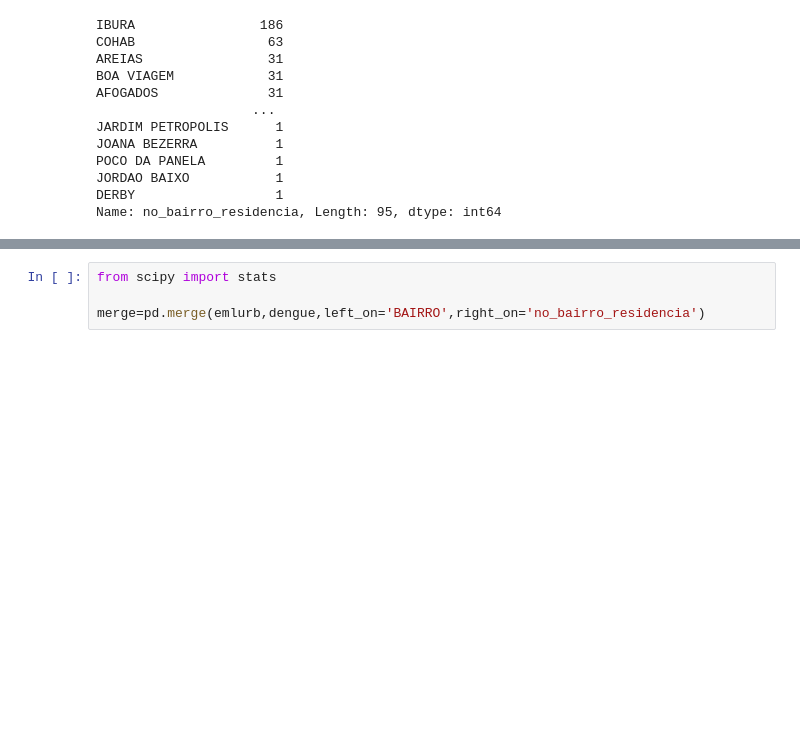
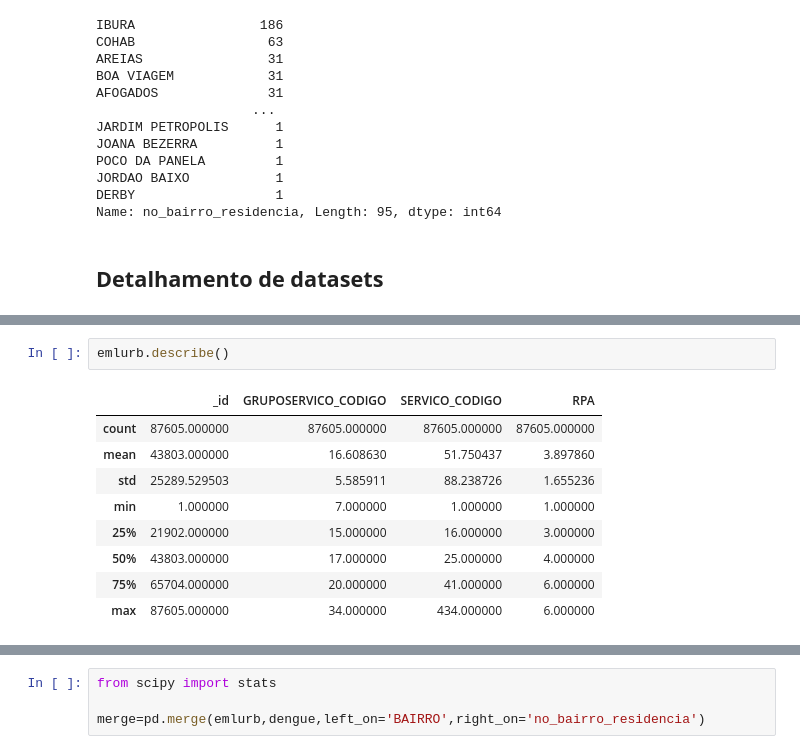
Before and after one commit to HiagoAD/GDI2, a Jupyter notebook: Project_1.ipynb, the cells around one changed output, grey strips where cells are left out. Drawn from its saved outputs; the diff is of its cells as text; blank space fills up the shorter version.

Commit message:
Detalhamento de datasets

```diff
--- a/Project_1.ipynb
+++ b/Project_1.ipynb
@@ -22,6 +24,8 @@ POCO DA PANELA         1
 JORDAO BAIXO           1
 DERBY                  1
 Name: no_bairro_residencia, Length: 95, dtype: int64
+# %% [markdown]
+## **Detalhamento de datasets**
 # %%
 emlurb.head()
 # %% [output]
@@ -31,3 +35,15 @@ emlurb.head()
 | 2 | 3 | 7 | ARBORIZAÇÃO | 8 | PODA DE ARVORES | 1TR SANTA LUCIA | ... |
 | 3 | 4 | 7 | ARBORIZAÇÃO | 8 | PODA DE ARVORES | 2TR REALEZA | ... |
 | 4 | 5 | 7 | ARBORIZAÇÃO | 8 | PODA DE ARVORES | 2TR REALEZA | ... |
+# %%
+emlurb.describe()
+# %% [output]
+|  | _id | GRUPOSERVICO_CODIGO | SERVICO_CODIGO | RPA |
+| count | 87605.000000 | 87605.000000 | 87605.000000 | 87605.000000 |
+| mean | 43803.000000 | 16.608630 | 51.750437 | 3.897860 |
+| std | 25289.529503 | 5.585911 | 88.238726 | 1.655236 |
+| min | 1.000000 | 7.000000 | 1.000000 | 1.000000 |
+| 25% | 21902.000000 | 15.000000 | 16.000000 | 3.000000 |
+| 50% | 43803.000000 | 17.000000 | 25.000000 | 4.000000 |
+| 75% | 65704.000000 | 20.000000 | 41.000000 | 6.000000 |
+| max | 87605.000000 | 34.000000 | 434.000000 | 6.000000 |
```
Also changed, not shown: parts of 7 cells of this notebook.
